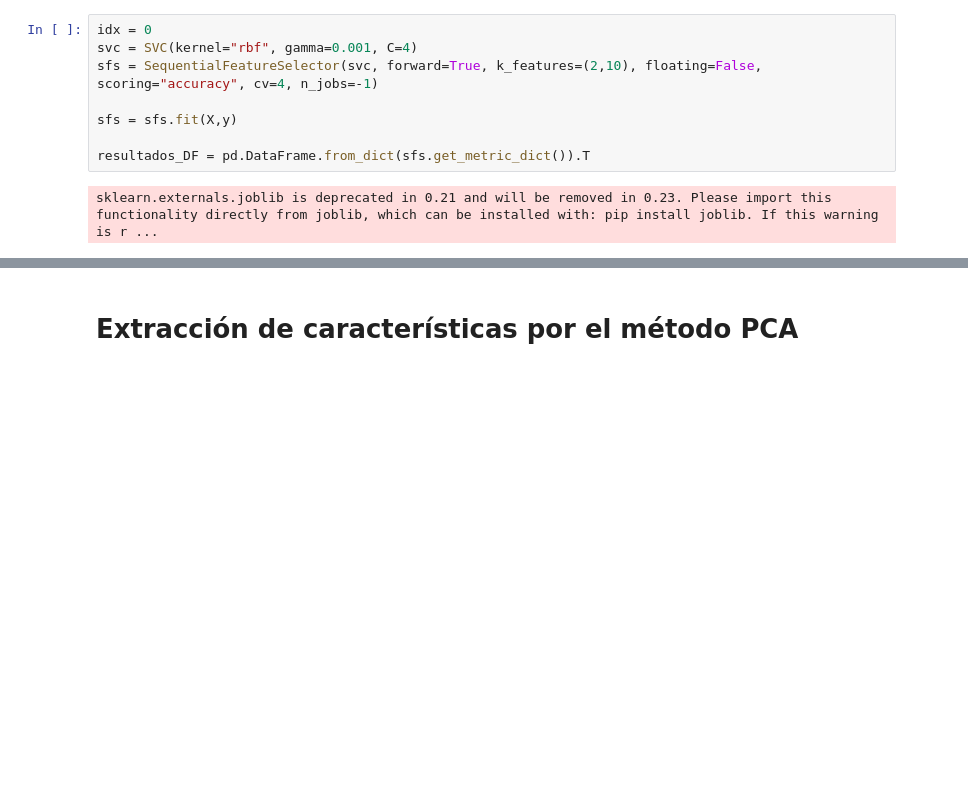
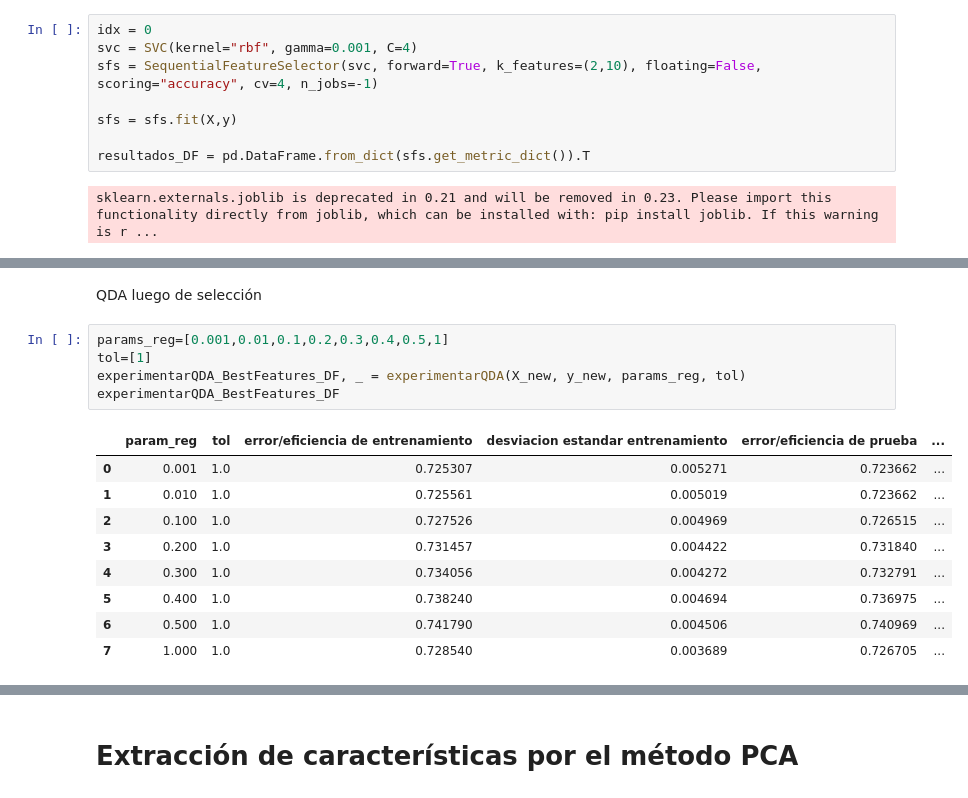
Before and after one commit to estebanrestrepo07/proyectoSimulacion, a Jupyter notebook: Notebooks/proyectoSimulacion.ipynb, the cells around one changed output, grey strips where cells are left out. Drawn from its saved outputs; the diff is of its cells as text; blank space fills up the shorter version.

```diff
--- a/Notebooks/proyectoSimulacion.ipynb
+++ b/Notebooks/proyectoSimulacion.ipynb
@@ -819,0 +828,17 @@ resultados_DF
+# %% [markdown]
+QDA luego de selección
+# %%
+params_reg=[0.001,0.01,0.1,0.2,0.3,0.4,0.5,1]
+tol=[1]
+experimentarQDA_BestFeatures_DF, _ = experimentarQDA(X_new, y_new, params_reg, tol)
+experimentarQDA_BestFeatures_DF
+# %% [output]
+|  | param_reg | tol | error/eficiencia de entrenamiento | desviacion estandar entrenamiento | error/eficiencia de prueba | ... |
+| 0 | 0.001 | 1.0 | 0.725307 | 0.005271 | 0.723662 | ... |
+| 1 | 0.010 | 1.0 | 0.725561 | 0.005019 | 0.723662 | ... |
+| 2 | 0.100 | 1.0 | 0.727526 | 0.004969 | 0.726515 | ... |
+| 3 | 0.200 | 1.0 | 0.731457 | 0.004422 | 0.731840 | ... |
+| 4 | 0.300 | 1.0 | 0.734056 | 0.004272 | 0.732791 | ... |
+| 5 | 0.400 | 1.0 | 0.738240 | 0.004694 | 0.736975 | ... |
+| 6 | 0.500 | 1.0 | 0.741790 | 0.004506 | 0.740969 | ... |
+| 7 | 1.000 | 1.0 | 0.728540 | 0.003689 | 0.726705 | ... |
```
Also changed, not shown: parts of 6 cells of this notebook.
